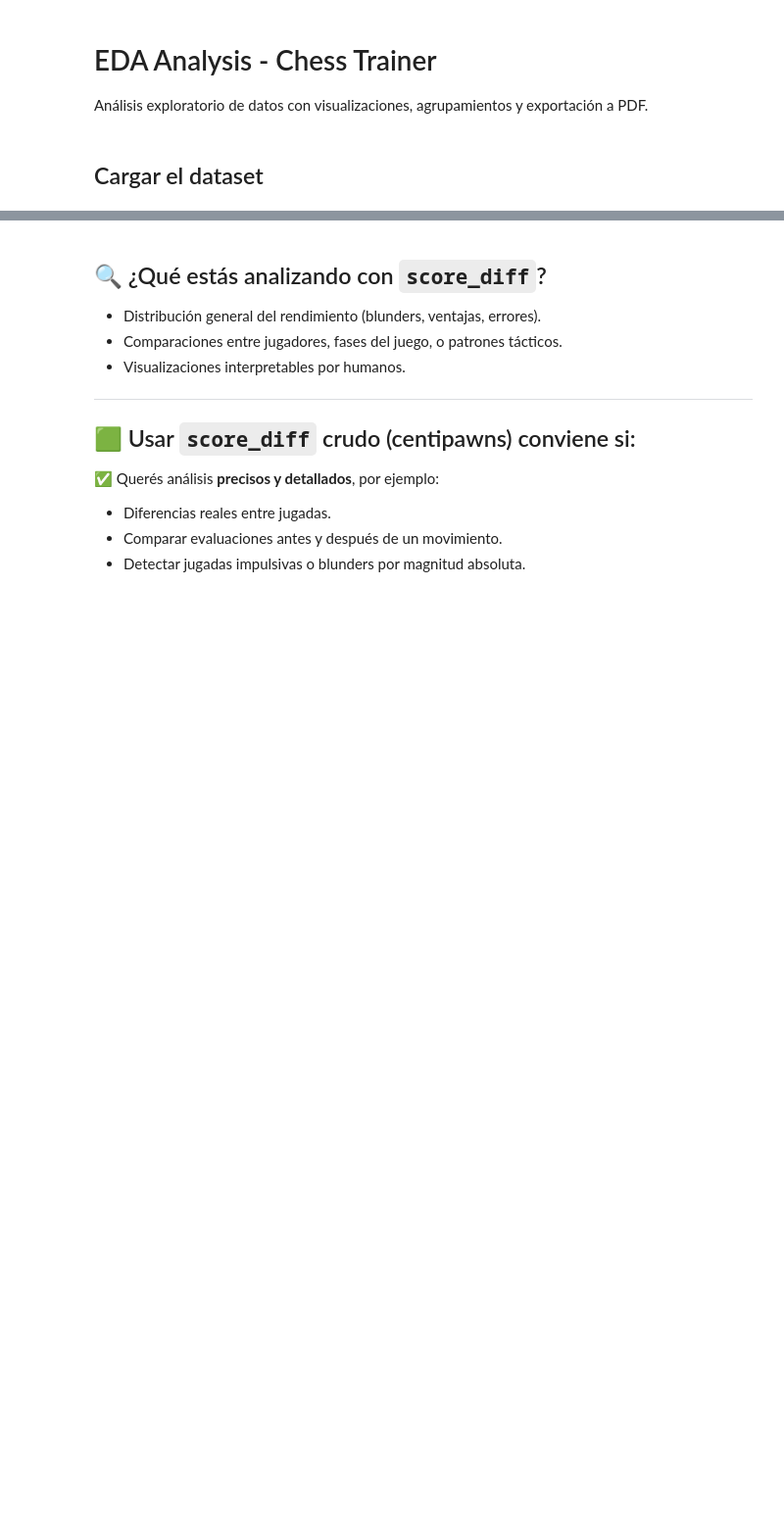
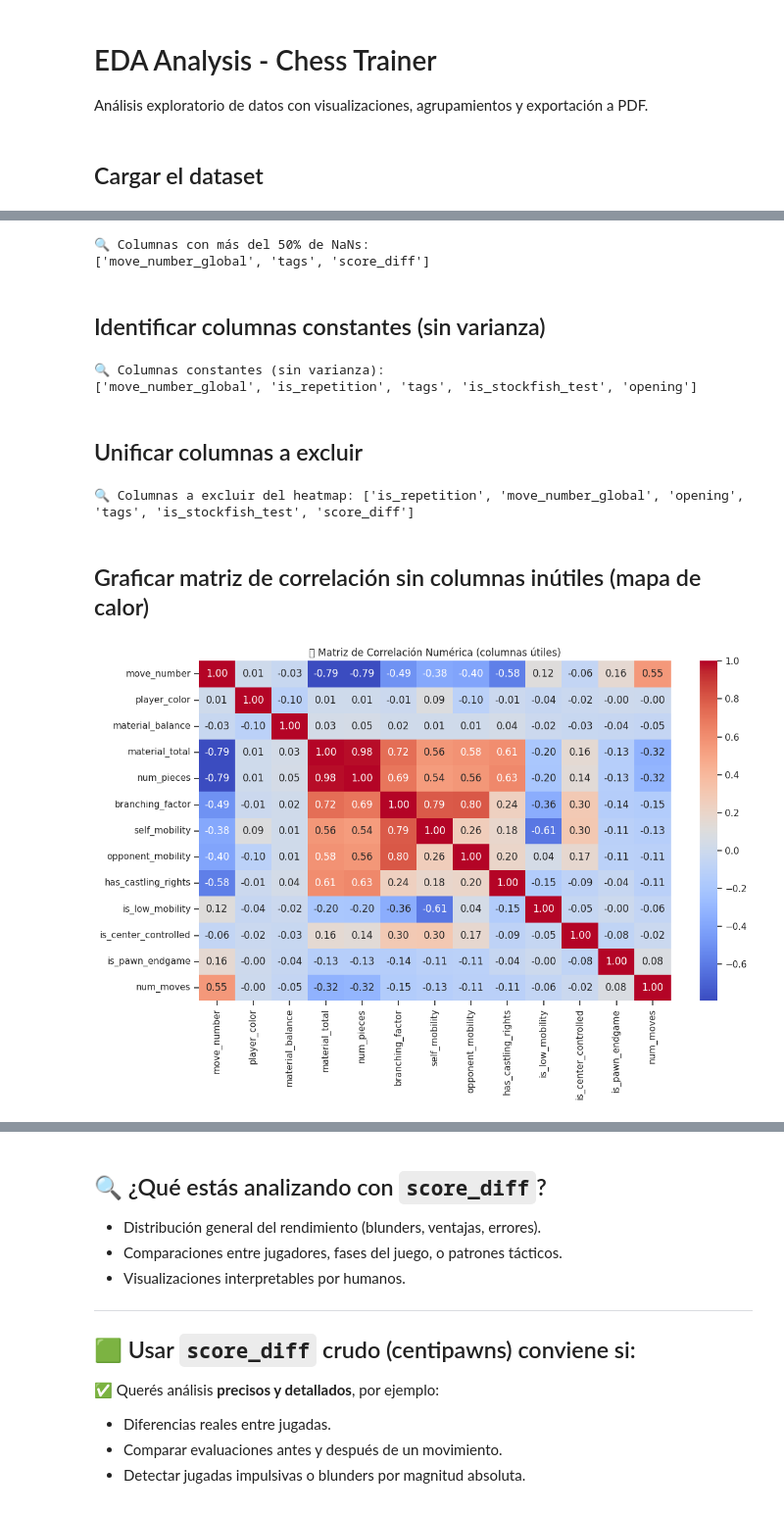
Before and after one commit to cmessoftware/chess_trainer, a Jupyter notebook: notebooks/eda_analysis.ipynb, the cells around one changed output, grey strips where cells are left out. Shown at 98% size. Cells and saved outputs as stored; diff of their text form; code cells hidden in the pictures; blank space fills up the shorter version.

```diff
--- a/notebooks/eda_analysis.ipynb
+++ b/notebooks/eda_analysis.ipynb
@@ -373,0 +10,21 @@ df.describe(include='all')
+# %%
+import pandas as pd
+
+import pandas as pd
+import seaborn as sns
+import matplotlib.pyplot as plt
+
+%matplotlib inline
+
+# Ruta al archivo Parquet exportado
+dataset_path = "/app/src/data/export/features_dataset.parquet"
+
+# Carga del dataset
+try:
+    df = pd.read_parquet(dataset_path)
+    print(f"✅ Dataset cargado con {len(df)} filas y {len(df.columns)} columnas.")
+    print(df.shape)
+    print(df.dtypes)
+    display(df.head(2))
+except Exception as e:
+    print(f"❌ Error al cargar el archivo Parquet: {e}")
@@ -373,0 +67,39 @@ df.describe(include='all')
+# %%
+missing_ratio = df.isnull().mean()
+high_missing_cols = missing_ratio[missing_ratio > 0.5].index.tolist()
+
+print("🔍 Columnas con más del 50% de NaNs:")
+print(high_missing_cols)
+# %% [output]
+🔍 Columnas con más del 50% de NaNs:
+['move_number_global', 'tags', 'score_diff']
+# %% [markdown]
+## Identificar columnas constantes (sin varianza)
+# %%
+constant_cols = [col for col in df.columns if df[col].nunique(dropna=True) <= 1]
+
+print("🔍 Columnas constantes (sin varianza):")
+print(constant_cols)
+# %% [output]
+🔍 Columnas constantes (sin varianza):
+['move_number_global', 'is_repetition', 'tags', 'is_stockfish_test', 'opening']
+# %% [markdown]
+## Unificar columnas a excluir
+# %%
+cols_to_drop = list(set(high_missing_cols + constant_cols))
+print("🔍 Columnas a excluir del heatmap:", cols_to_drop)
+# %% [output]
+🔍 Columnas a excluir del heatmap: ['is_repetition', 'move_number_global', 'opening', 'tags', 'is_stockfish_test', 'score_diff']
+# %% [markdown]
+## Graficar matriz de correlación sin columnas inútiles (mapa de calor)
+# %%
+%matplotlib inline
+corr_df = df.drop(columns=cols_to_drop, errors='ignore').corr(numeric_only=True)
+
+plt.figure(figsize=(12, 8))
+sns.heatmap(corr_df, annot=True, cmap="coolwarm", fmt=".2f")
+plt.title("📊 Matriz de Correlación Numérica (columnas útiles)")
+plt.tight_layout()
+plt.show()
+# %% [output]
+[figure, added]
```
Also changed, not shown: parts of 123 cells of this notebook, 47 other files.
